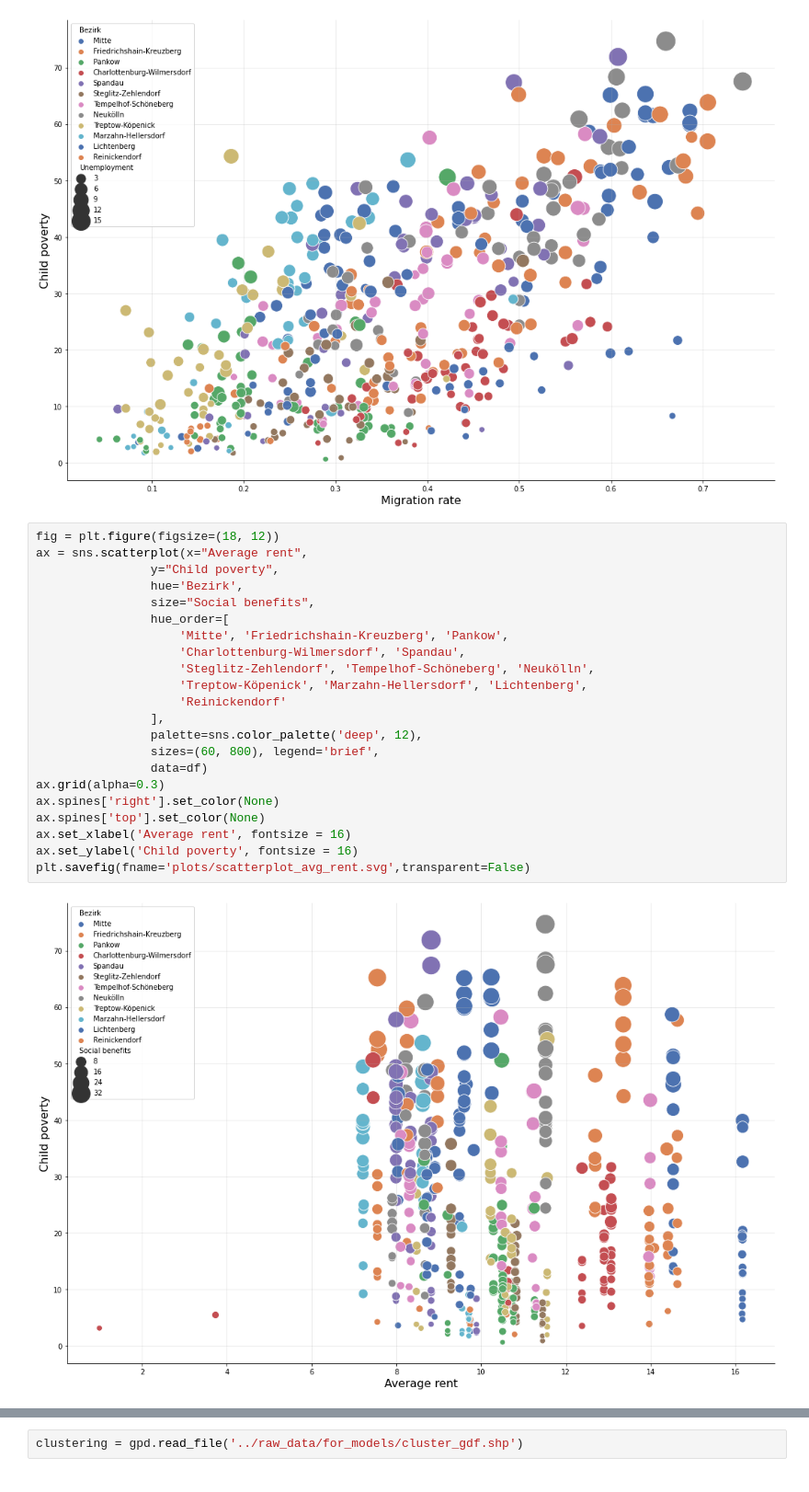
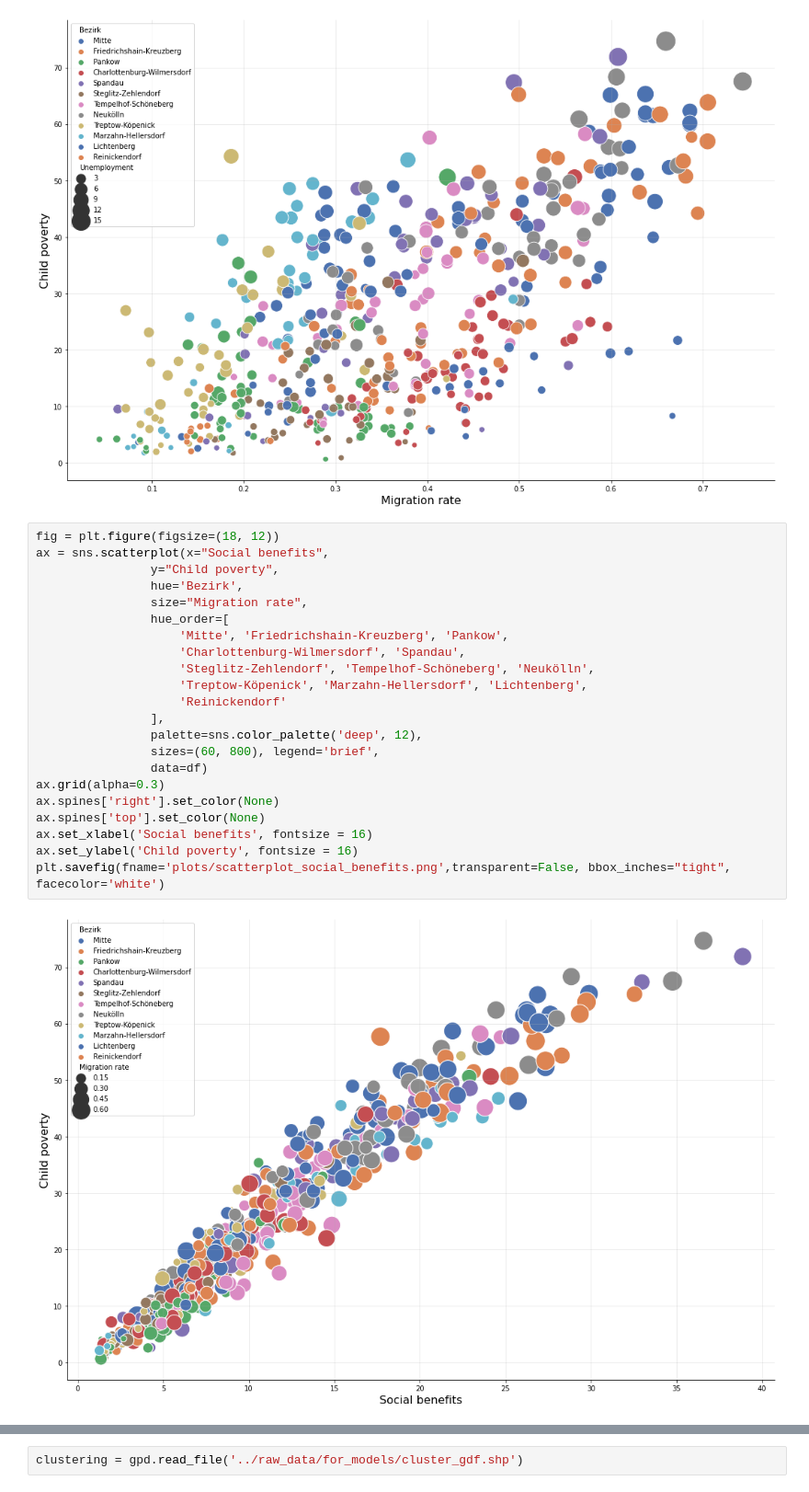
Before and after one commit to Safiaaaaa/YouthInTheCity, a Jupyter notebook: notebooks/maciek-plots-clean.ipynb, the cells around one changed output, grey strips where cells are left out. Shown at 92% size. Drawn from its saved outputs; the diff is of its cells as text.

```diff
--- a/notebooks/maciek-plots-clean.ipynb
+++ b/notebooks/maciek-plots-clean.ipynb
@@ -78,28 +98,28 @@ plt.savefig(fname='plots/scatterplot_mig_rate.png',transparent=False, bbox_inche
 [figure]
 # %%
 fig = plt.figure(figsize=(18, 12))
-ax = sns.scatterplot(x="Average rent",
+ax = sns.scatterplot(x="Social benefits",
                 y="Child poverty",
                 hue='Bezirk',
-                size="Social benefits",
+                size="Migration rate",
                 hue_order=[
                     'Mitte', 'Friedrichshain-Kreuzberg', 'Pankow',
                     'Charlottenburg-Wilmersdorf', 'Spandau',
                     'Steglitz-Zehlendorf', 'Tempelhof-Schöneberg', 'Neukölln',
                     'Treptow-Köpenick', 'Marzahn-Hellersdorf', 'Lichtenberg',
                     'Reinickendorf'
                 ],
                 palette=sns.color_palette('deep', 12),
                 sizes=(60, 800), legend='brief',
                 data=df)
 ax.grid(alpha=0.3)
 ax.spines['right'].set_color(None)
 ax.spines['top'].set_color(None)
-ax.set_xlabel('Average rent', fontsize = 16)
+ax.set_xlabel('Social benefits', fontsize = 16)
 ax.set_ylabel('Child poverty', fontsize = 16)
-plt.savefig(fname='plots/scatterplot_avg_rent.svg',transparent=False)
+plt.savefig(fname='plots/scatterplot_social_benefits.png',transparent=False, bbox_inches="tight", facecolor='white')
 # %% [output]
-[figure, old version]
+[figure, new version]
 # %%
 fig=plt.figure(figsize=(20,12))
 ax1 = fig.add_subplot(2,2,1)
```
Also changed, not shown: parts of 8 cells of this notebook, 3 other files.
